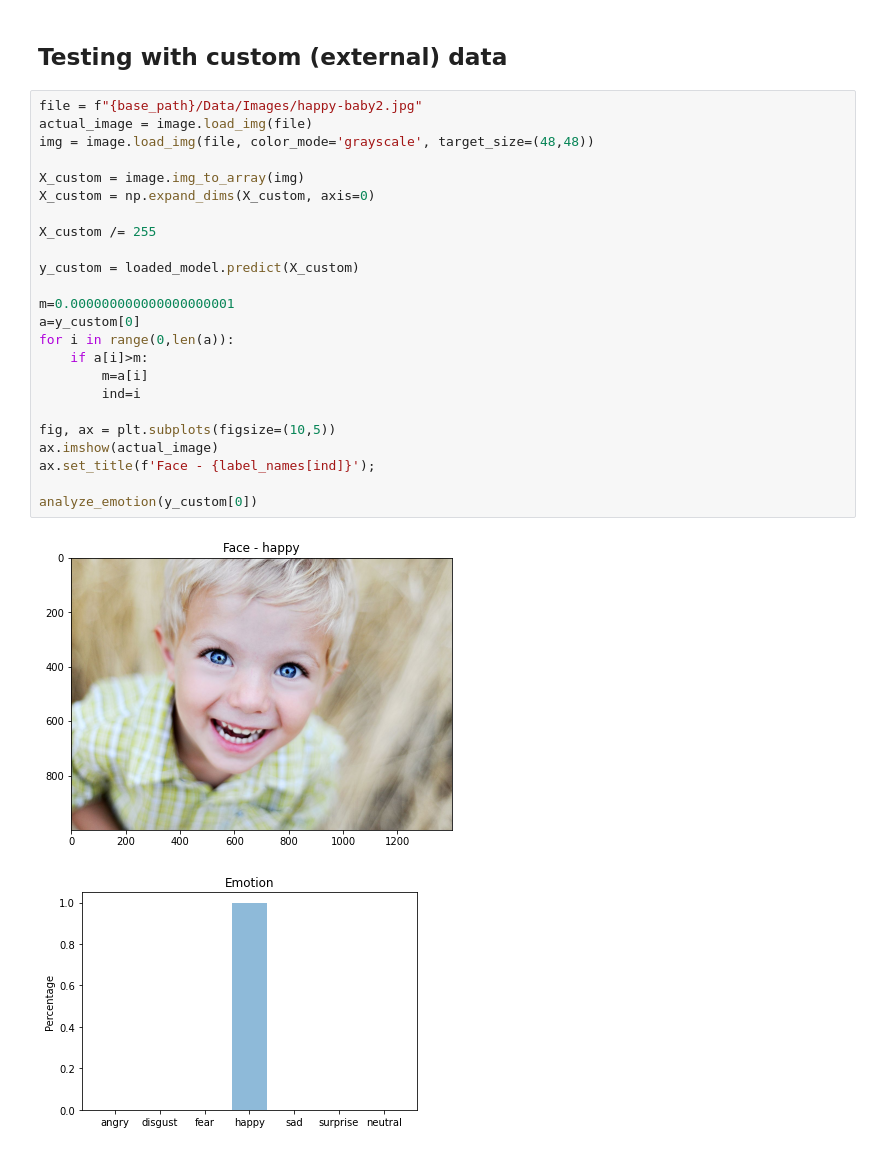
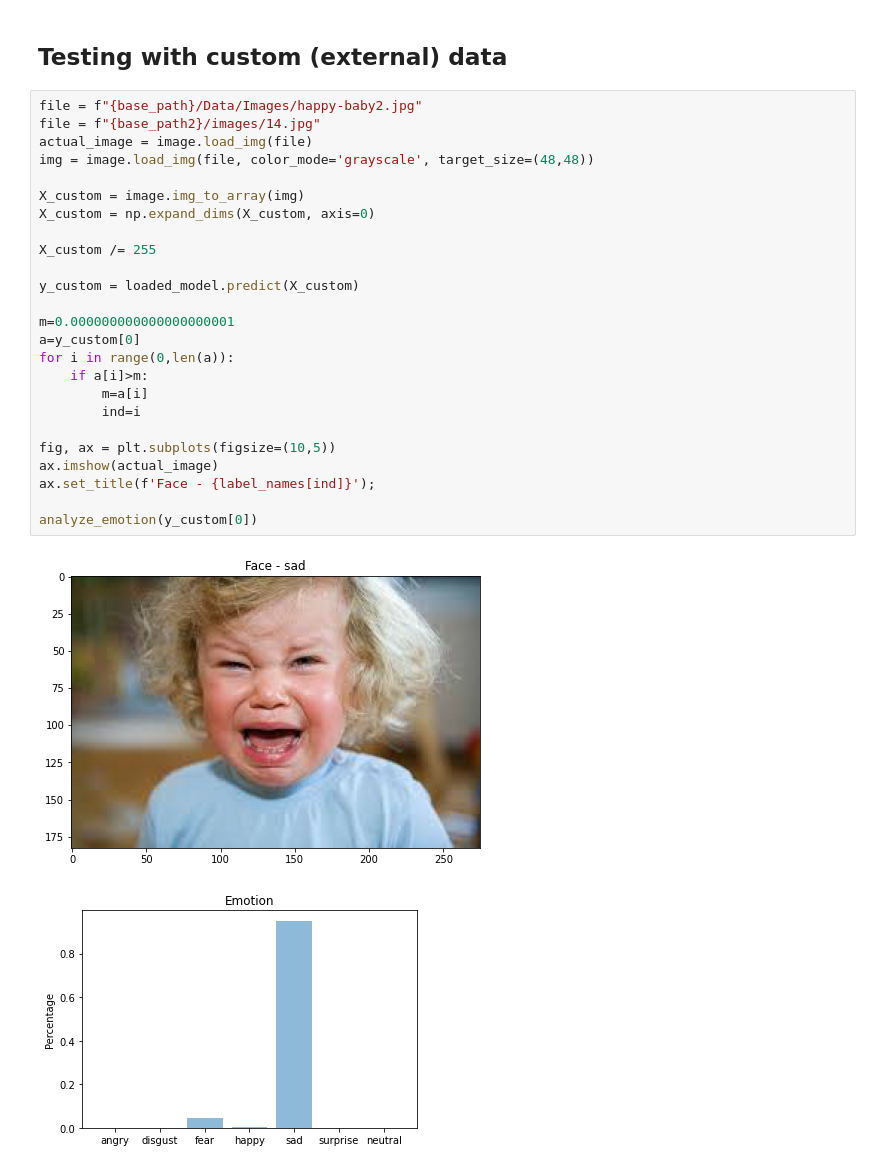
Before and after one commit to nikitavsingh/image_classification, a Jupyter notebook: Face_Expression_Classification.ipynb, the cells around one changed output. Cells and saved outputs as stored; diff of their text form.

```diff
--- a/Face_Expression_Classification.ipynb
+++ b/Face_Expression_Classification.ipynb
@@ -359,28 +363,29 @@ sn.heatmap(df_cm, annot=True, fmt='g');
 ## Testing with custom (external) data
 # %%
 file = f"{base_path}/Data/Images/happy-baby2.jpg"
+file = f"{base_path2}/images/14.jpg"
 actual_image = image.load_img(file)
 img = image.load_img(file, color_mode='grayscale', target_size=(48,48))
 
 X_custom = image.img_to_array(img)
 X_custom = np.expand_dims(X_custom, axis=0)
 
 X_custom /= 255
 
 y_custom = loaded_model.predict(X_custom)
 
 m=0.000000000000000000001
 a=y_custom[0]
 for i in range(0,len(a)):
     if a[i]>m:
         m=a[i]
         ind=i
 
 fig, ax = plt.subplots(figsize=(10,5))
 ax.imshow(actual_image)
 ax.set_title(f'Face - {label_names[ind]}');
 
 analyze_emotion(y_custom[0])
 # %% [output]
-[figure, old version]
+[figure, new version]
-[figure, old version]
+[figure, new version]
```
Also changed, not shown: parts of 6 cells of this notebook.
